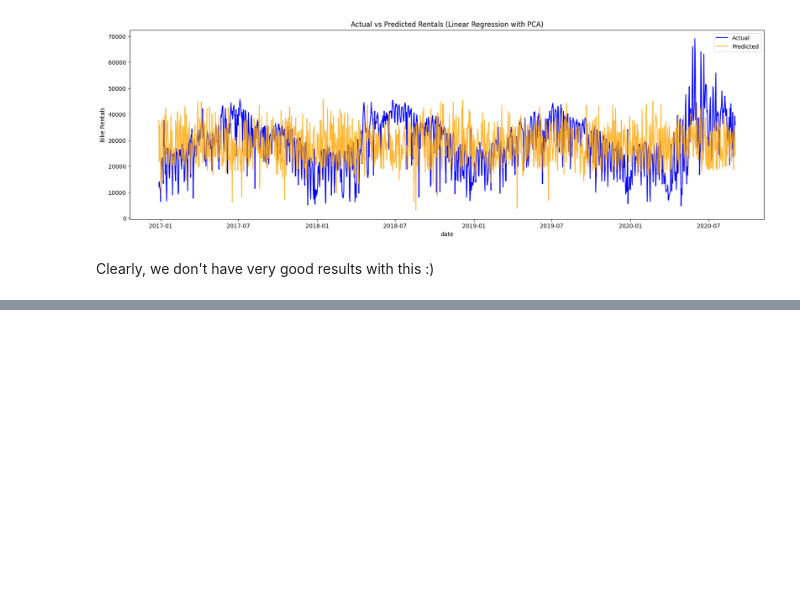
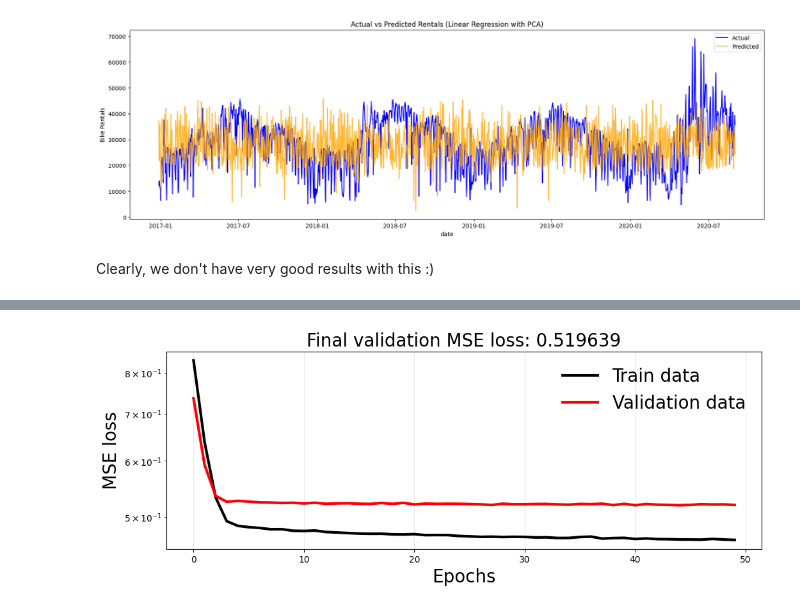
Before and after one commit to LotsAr/DataDrivenProject, a Jupyter notebook: ProjectCode.ipynb, the cells around one changed output, grey strips where cells are left out. Saved outputs shown, nothing was run; the diff lists cells and outputs as text; code cells hidden in the pictures; blank space fills up the shorter version.

```diff
--- a/ProjectCode.ipynb
+++ b/ProjectCode.ipynb
@@ -850,0 +861,80 @@ Clearly, we don't have very good results with this :)
+# %%
+from sklearn.model_selection import train_test_split
+from sklearn.preprocessing import StandardScaler
+from tensorflow.keras.models import Sequential
+from tensorflow.keras.layers import Dense
+import time
+
+#Depending on the features we want to feed to our network, define the features:
+features = ['tavg', 'prcp', 'wspd']
+#Also define the target (dependent variable we want to predict)
+target = 'rental_count'
+
+#print(merged_rentals_weather)
+#We extract these from the merged dataframe:
+x = merged_rentals_weather[features]
+y = merged_rentals_weather[target]
+
+print("Full dataset size:", x.shape[0])
+
+x_train, x_test, y_train, y_test, date_train, date_test = train_test_split(x, y, dates, test_size=0.3, random_state=100)
+
+print("x_train:", x_train.shape)
+print("x_test:", x_test.shape)
+
+
+#Scale the features and targets: (NN tend to work better on scaled data, was told)
+x_scaler = StandardScaler()
+x_train_scaled = x_scaler.fit_transform(x_train)
+x_test_scaled = x_scaler.transform(x_test)
+
+#Reshape for scaling
+y_scaler = StandardScaler()
+y_train_scaled = y_scaler.fit_transform(y_train.values.reshape(-1, 1))
+y_test_scaled = y_scaler.transform(y_test.values.reshape(-1, 1))
+print('y_train_scaled',y_train_scaled.shape)
+
+#Now we define the neural network model:
+#We'll start with a feedforward NN (simplest one haha)
+#Sequential: creates linear stack of layers, Dense layer = fully connected neural network layer
+#We create a 3x64x64x1 neural network, inputs=features, single output=rental count
+#ReLU is a default choice for activation functions due to simplicity and efficiency
+model = Sequential([
+    Dense(32, activation='relu', input_shape=(x_train_scaled.shape[1],)),
+    Dense(16, activation='relu'),
+    Dense(1) #Output layer
+])
+
+#Configure the neural network for training: (metrics=performance tracker)
+model.compile(optimizer='adam', loss='mse', metrics=['mae'])
+
+#We will record the time of training it took:
+tic = time.perf_counter()
+
+#Training the model for a fixed number of epochs:
+#batch_size = amount of samples passed through the model before updating the weights once
+#epochs = amount of times the model goes through the whole dataset
+history = model.fit(x_train_scaled, y_train_scaled, batch_size=64, epochs=50, validation_data=(x_test_scaled,y_test_scaled), verbose=0)
+
+toc = time.perf_counter()
+print('Time it took: ' + str(int(toc-tic)) + ' seconds.')
+
+#Evaluate the model:
+#We can check both the train loss and validation loss evolution = error on the training data and error on unseen validation data (how well do we generalize wrt new data)
+
+def plot_nn_diagnostics(history):
+
+    fig = plt.figure(figsize=(12,4))
+    plt.plot(history.history['loss'], 'k-', lw=3, label='Train data')
+    plt.plot(history.history['val_loss'], 'r-', lw=3, label='Validation data')
+    plt.ylabel('MSE loss', fontsize=20)
+    plt.xlabel('Epochs', fontsize=20)
+    plt.grid(alpha=0.3)
+    plt.title('Final validation MSE loss: ' + str(round(history.history['val_loss'][-1],6)), fontsize=20)
+    plt.legend(fontsize=20, frameon=False)
+    plt.yscale('log')
+
+    return plt
+
+plot_nn_diagnostics(history)
+# %% [output]
@@ -850,0 +955 @@ Clearly, we don't have very good results with this :)
+[figure, added]
```
Also changed, not shown: parts of 15 cells of this notebook.
